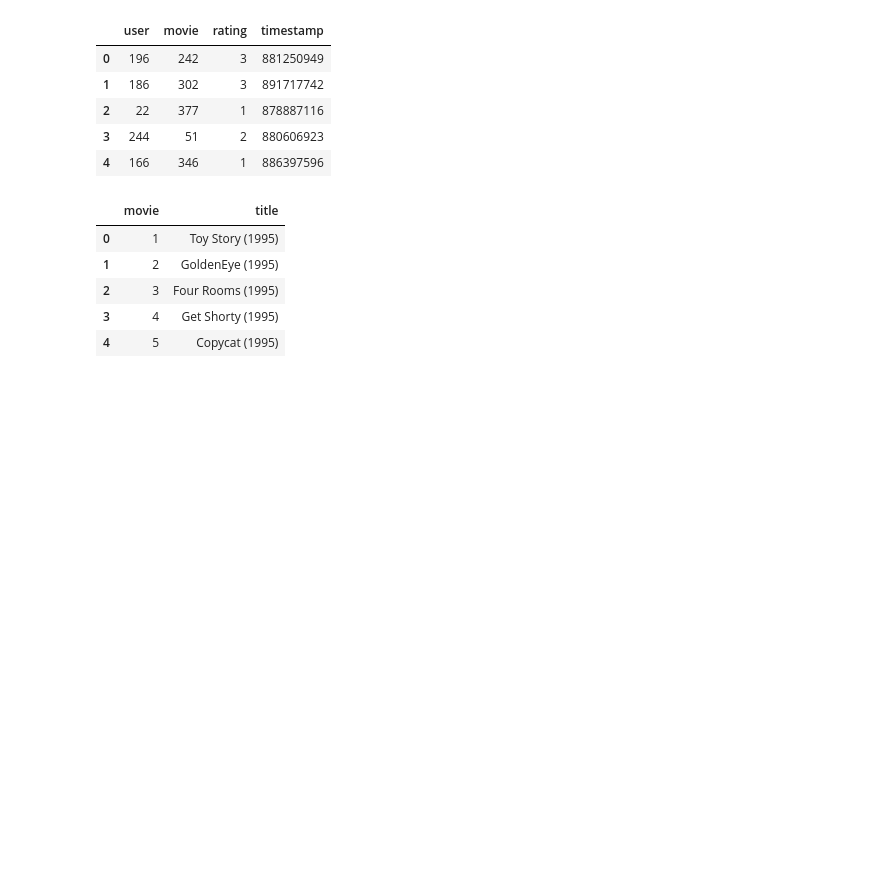
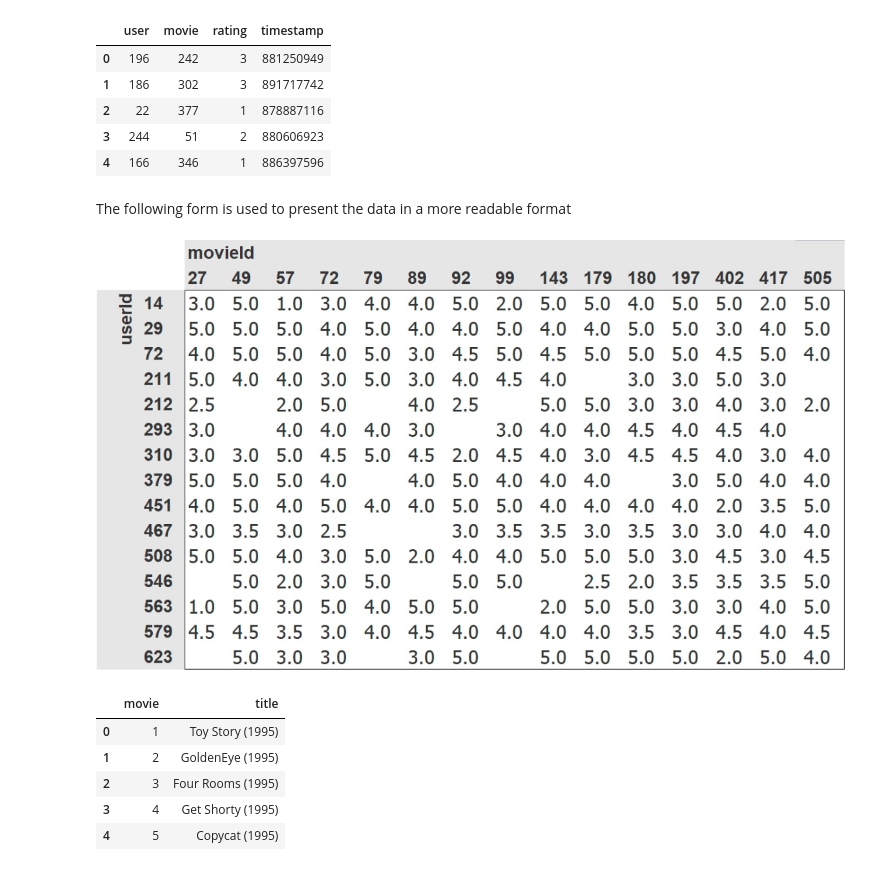
Before and after one commit to Sambit1994/Data-Modeling-FastAI, a Jupyter notebook: collaborative-filtering.ipynb, the cells around one changed output. Saved outputs shown, nothing was run; the diff lists cells and outputs as text; code cells hidden in the pictures; blank space fills up the shorter version.

Commit message:
Kaggle Notebook | Collaborative Filtering | Version 1

```diff
--- a/collaborative-filtering.ipynb
+++ b/collaborative-filtering.ipynb
@@ -35,6 +43,15 @@ ratings.head()
 | 2 | 22 | 377 | 1 | 878887116 |
 | 3 | 244 | 51 | 2 | 880606923 |
 | 4 | 166 | 346 | 1 | 886397596 |
+# %% [markdown]
+The following form is used to present the data in a more readable format
+# %%
+from IPython.display import Image
+
+# Replace with your actual file path
+Image(filename="/kaggle/input/picture/CL_fig.jpg", width=800)
+# %% [output]
+[figure, added]
 # %%
 movies = pd.read_csv(path/'u.item',  delimiter='|', encoding='latin-1',
                      usecols=(0,1), names=('movie','title'), header=None)
```
Also changed, not shown: parts of 8 cells of this notebook.
